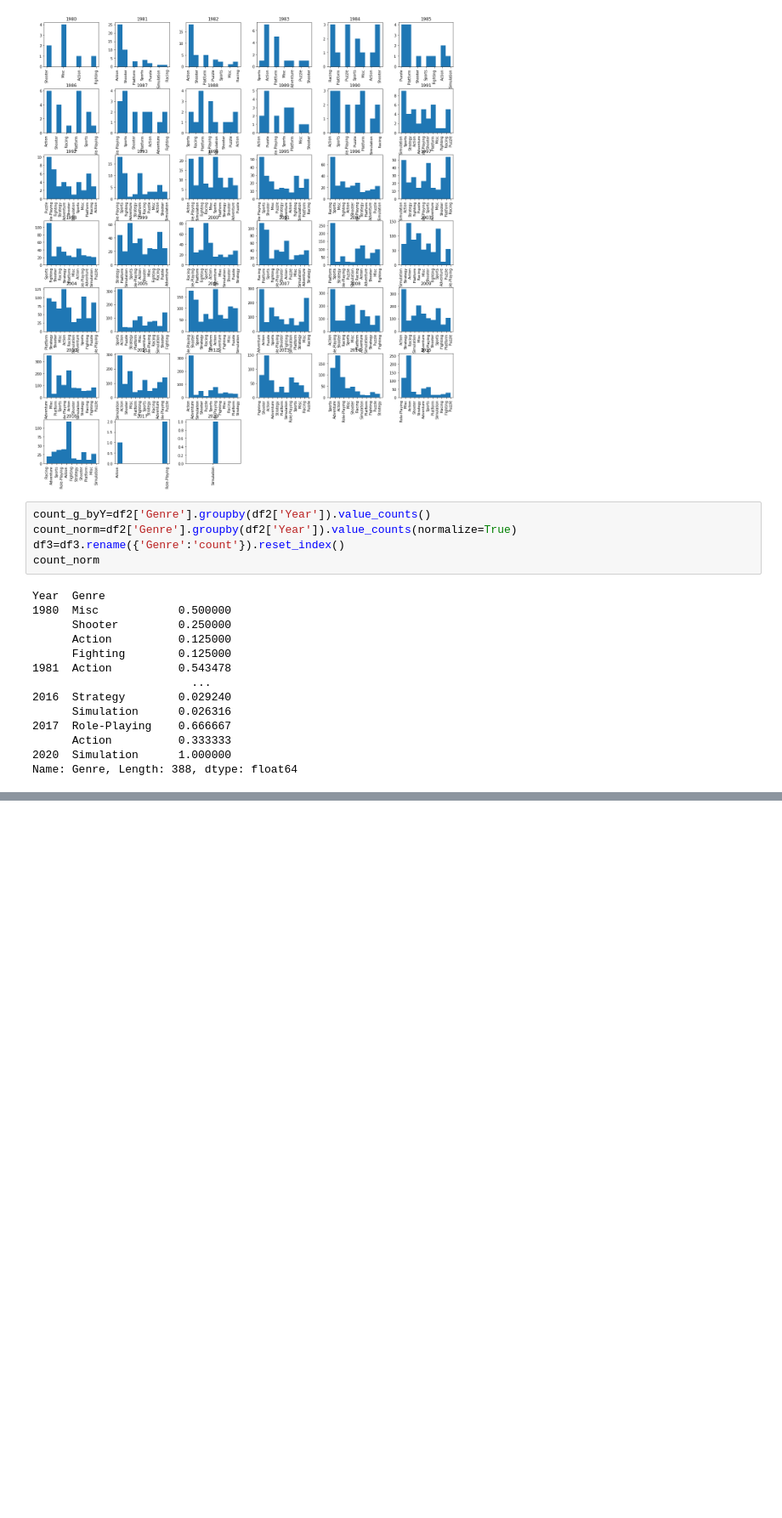
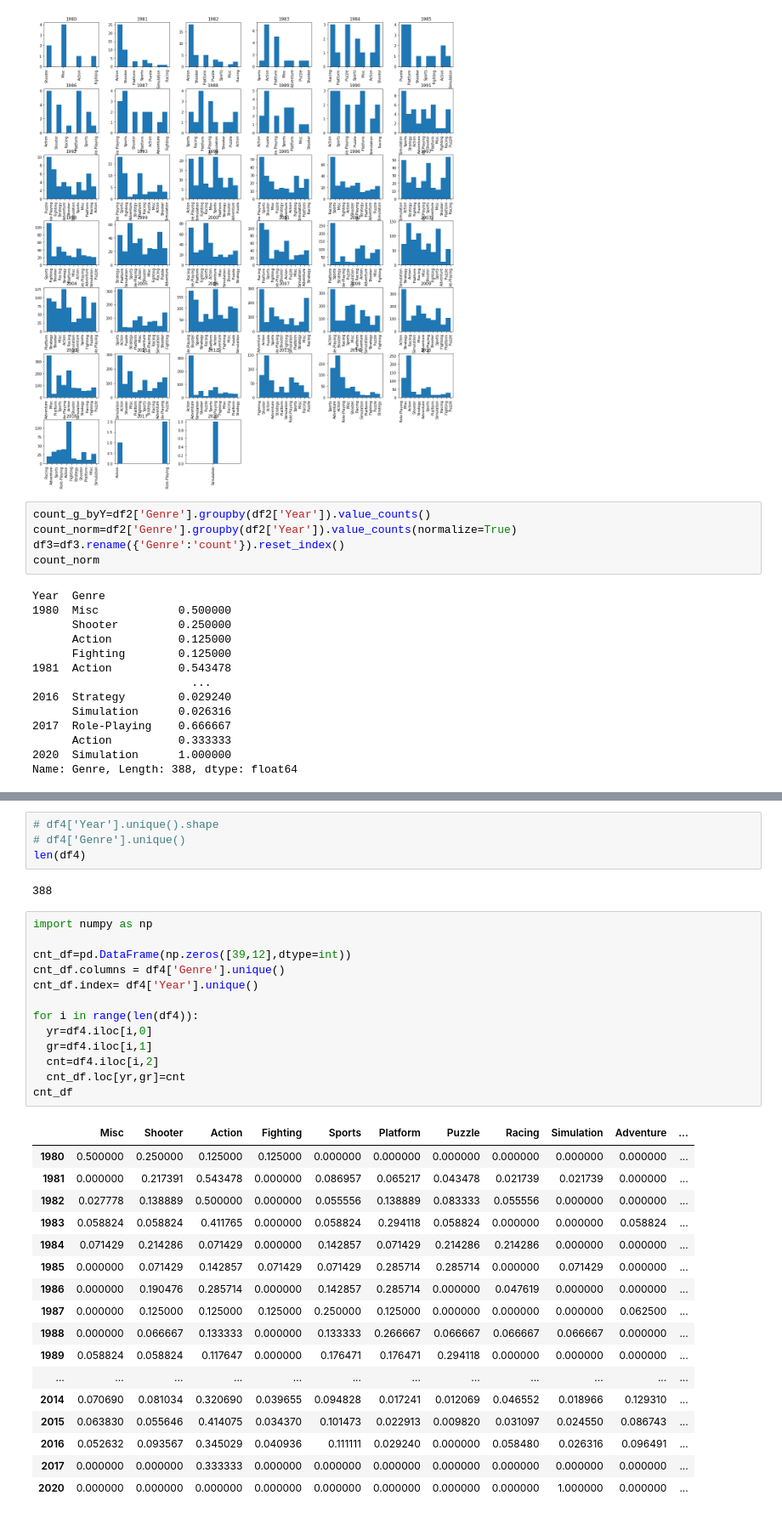
Before and after one commit to yena53/hello-world, a Jupyter notebook: 프로젝트_데이터전처리.ipynb, the cells around one changed output, grey strips where cells are left out. Shown at 85% size. Drawn from its saved outputs; the diff is of its cells as text; blank space fills up the shorter version.

```diff
--- a/프로젝트_데이터전처리.ipynb
+++ b/프로젝트_데이터전처리.ipynb
@@ -165,0 +153,37 @@ TypeError: ignored
+# %%
+# df4['Year'].unique().shape
+# df4['Genre'].unique()
+len(df4)
+# %% [output]
+388
+# %%
+import numpy as np
+
+cnt_df=pd.DataFrame(np.zeros([39,12],dtype=int))
+cnt_df.columns = df4['Genre'].unique()
+cnt_df.index= df4['Year'].unique()
+
+for i in range(len(df4)):
+  yr=df4.iloc[i,0]
+  gr=df4.iloc[i,1]
+  cnt=df4.iloc[i,2]
+  cnt_df.loc[yr,gr]=cnt
+cnt_df
+# %% [output]
+|  | Misc | Shooter | Action | Fighting | Sports | Platform | Puzzle | Racing | Simulation | Adventure | ... |
+| 1980 | 0.500000 | 0.250000 | 0.125000 | 0.125000 | 0.000000 | 0.000000 | 0.000000 | 0.000000 | 0.000000 | 0.000000 | ... |
+| 1981 | 0.000000 | 0.217391 | 0.543478 | 0.000000 | 0.086957 | 0.065217 | 0.043478 | 0.021739 | 0.021739 | 0.000000 | ... |
+| 1982 | 0.027778 | 0.138889 | 0.500000 | 0.000000 | 0.055556 | 0.138889 | 0.083333 | 0.055556 | 0.000000 | 0.000000 | ... |
+| 1983 | 0.058824 | 0.058824 | 0.411765 | 0.000000 | 0.058824 | 0.294118 | 0.058824 | 0.000000 | 0.000000 | 0.058824 | ... |
+| 1984 | 0.071429 | 0.214286 | 0.071429 | 0.000000 | 0.142857 | 0.071429 | 0.214286 | 0.214286 | 0.000000 | 0.000000 | ... |
+| 1985 | 0.000000 | 0.071429 | 0.142857 | 0.071429 | 0.071429 | 0.285714 | 0.285714 | 0.000000 | 0.071429 | 0.000000 | ... |
+| 1986 | 0.000000 | 0.190476 | 0.285714 | 0.000000 | 0.142857 | 0.285714 | 0.000000 | 0.047619 | 0.000000 | 0.000000 | ... |
+| 1987 | 0.000000 | 0.125000 | 0.125000 | 0.125000 | 0.250000 | 0.125000 | 0.000000 | 0.000000 | 0.000000 | 0.062500 | ... |
+| 1988 | 0.000000 | 0.066667 | 0.133333 | 0.000000 | 0.133333 | 0.266667 | 0.066667 | 0.066667 | 0.066667 | 0.000000 | ... |
+| 1989 | 0.058824 | 0.058824 | 0.117647 | 0.000000 | 0.176471 | 0.176471 | 0.294118 | 0.000000 | 0.000000 | 0.000000 | ... |
+| ... | ... | ... | ... | ... | ... | ... | ... | ... | ... | ... | ... |
+| 2014 | 0.070690 | 0.081034 | 0.320690 | 0.039655 | 0.094828 | 0.017241 | 0.012069 | 0.046552 | 0.018966 | 0.129310 | ... |
+| 2015 | 0.063830 | 0.055646 | 0.414075 | 0.034370 | 0.101473 | 0.022913 | 0.009820 | 0.031097 | 0.024550 | 0.086743 | ... |
+| 2016 | 0.052632 | 0.093567 | 0.345029 | 0.040936 | 0.111111 | 0.029240 | 0.000000 | 0.058480 | 0.026316 | 0.096491 | ... |
+| 2017 | 0.000000 | 0.000000 | 0.333333 | 0.000000 | 0.000000 | 0.000000 | 0.000000 | 0.000000 | 0.000000 | 0.000000 | ... |
+| 2020 | 0.000000 | 0.000000 | 0.000000 | 0.000000 | 0.000000 | 0.000000 | 0.000000 | 0.000000 | 1.000000 | 0.000000 | ... |
```
Also changed, not shown: parts of 11 cells of this notebook.
